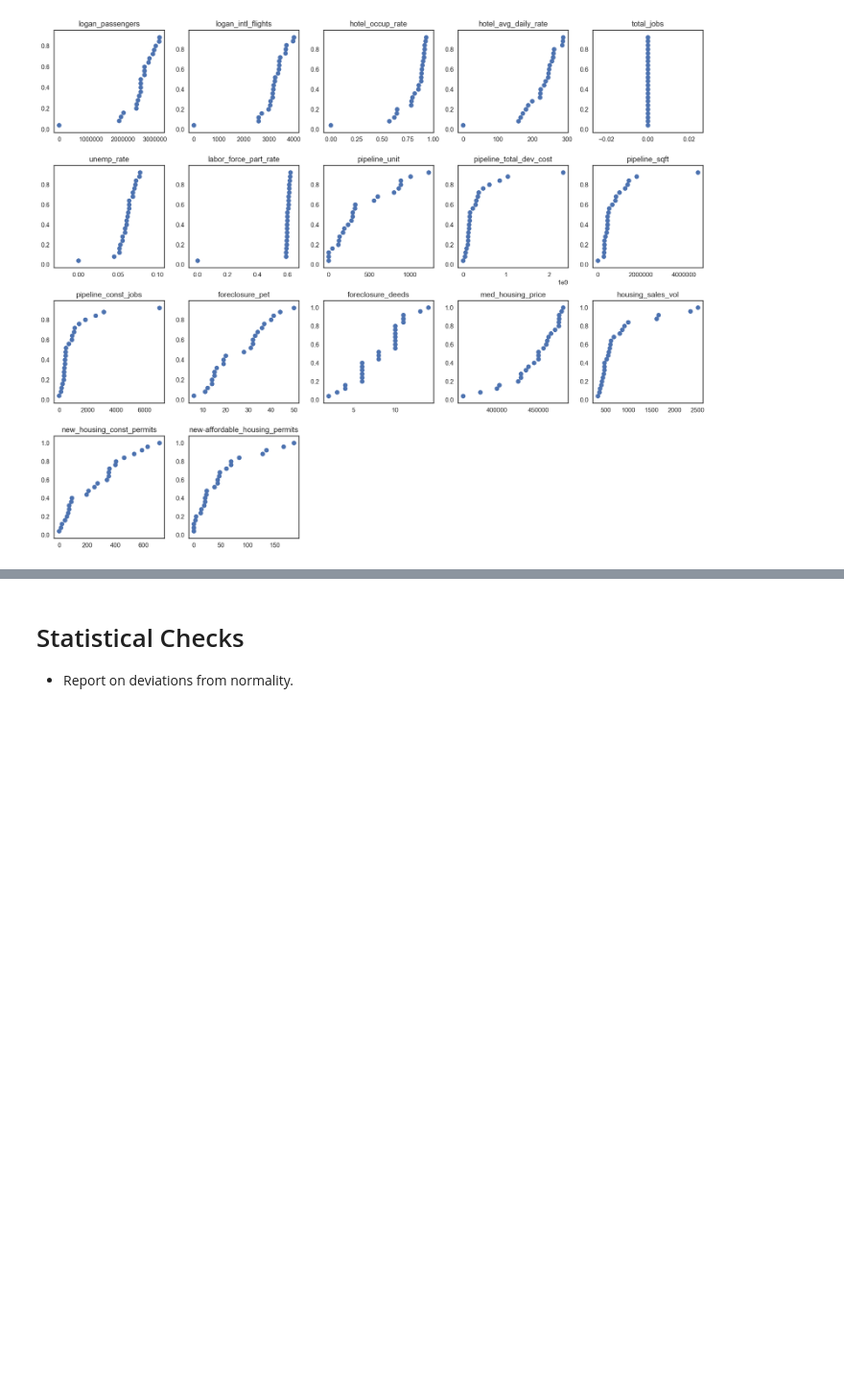
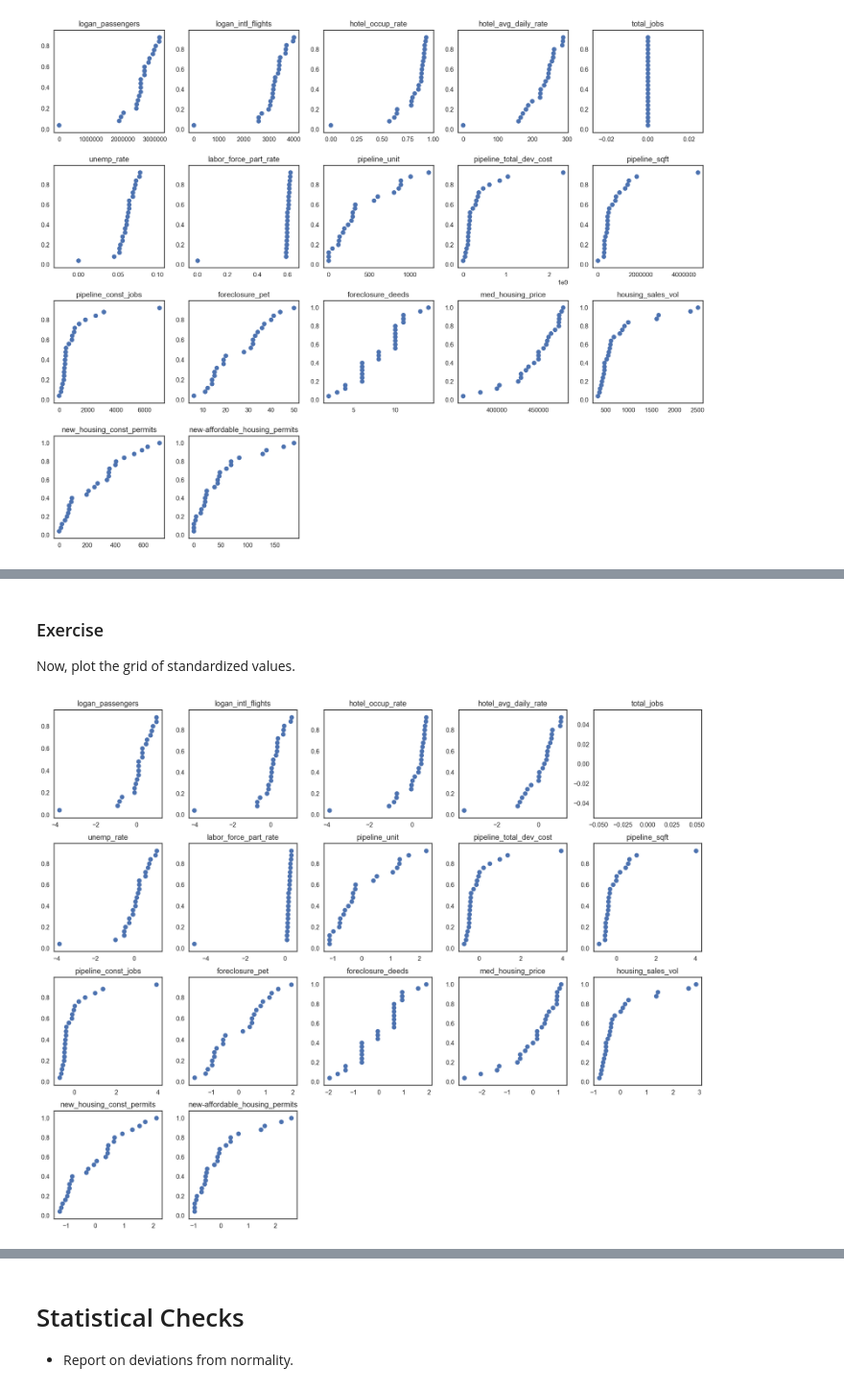
Before and after one commit to ericmjl/data-testing-tutorial, a Jupyter notebook: 4-data-checks.ipynb, the cells around one changed output, grey strips where cells are left out. Shown at 96% size. Drawn from its saved outputs; the diff is of its cells as text; code cells hidden in the pictures; blank space fills up the shorter version.

```diff
--- a/4-data-checks.ipynb
+++ b/4-data-checks.ipynb
@@ -308,0 +328,29 @@ plt.show()
+# %%
+def standard_scaler(x):
+    return (x - x.mean()) / x.std()
+
+def test_standard_scaler(x):
+    std = standard_scaler(x)
+    assert np.allclose(std.mean(), 0)
+    assert np.allclose(std.std(), 1)
+
+test_standard_scaler(np.arange(10))
+# %% [markdown]
+### Exercise
+
+Now, plot the grid of standardized values.
+# %%
+data_cols = [i for i in df.columns if i not in ['Year', 'Month']]
+n_rows, n_cols = compute_dimensions(len(data_cols))
+
+fig = plt.figure(figsize=(n_cols*3, n_rows*3))
+from matplotlib.gridspec import GridSpec
+gs = GridSpec(n_rows, n_cols)
+for i, col in enumerate(data_cols):
+    ax = plt.subplot(gs[i])
+    empirical_cumdist(standard_scaler(df[col]), ax, title=col)
+
+plt.tight_layout()
+plt.show()
+# %% [output]
+[figure, added]
```
Also changed, not shown: parts of 12 cells of this notebook, 5 other files.
